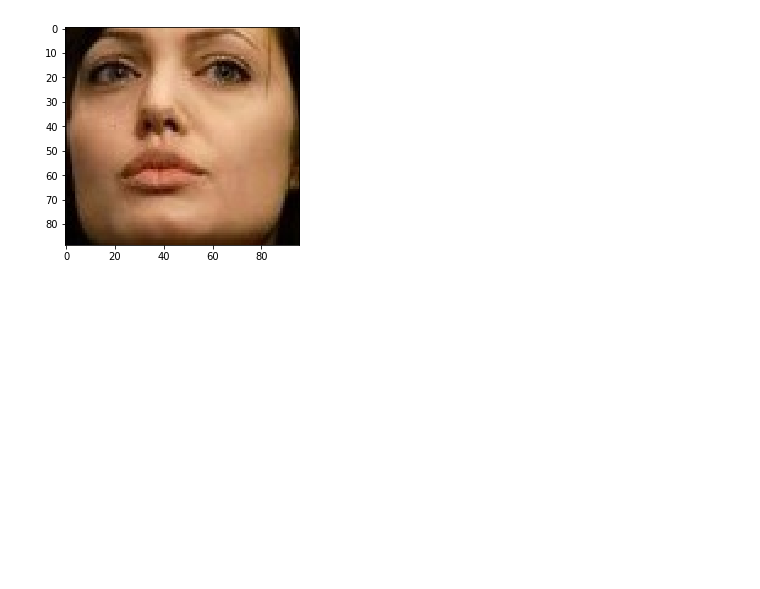
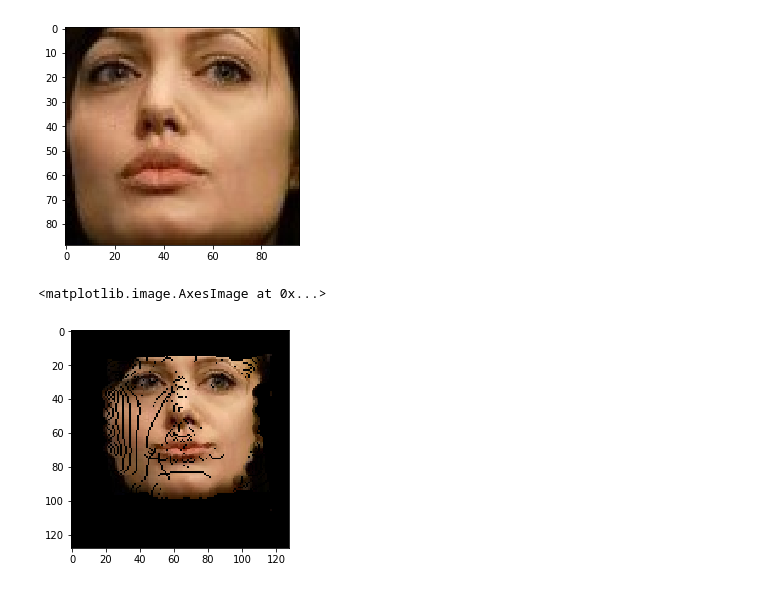
Before and after one commit to corganhejijun/MachineLearning, a Jupyter notebook: Face_Generate/Mark face with point.ipynb, the cells around one changed output. Drawn from its saved outputs; the diff is of its cells as text; code cells hidden in the pictures; blank space fills up the shorter version.

Commit message:
fill image into 128 x 128

```diff
--- a/Face_Generate/Mark face with point.ipynb
+++ b/Face_Generate/Mark face with point.ipynb
@@ -197,5 +197,14 @@ plt.imshow(cropImg)
 # %% [output]
 <matplotlib.image.AxesImage at 0x...>
 [figure]
+# %%
+fullsizeImg = numpy.zeros((128, 128, 3))
+left = (128 - deformedImage.shape[0])/2
+top = (128 - deformedImage.shape[1])/2
+fullsizeImg[top:deformedImage.shape[0]+top, left:deformedImage.shape[1]+left, :] = deformedImage
+plt.imshow(fullsizeImg.astype('uint8'))
+# %% [output]
+<matplotlib.image.AxesImage at 0x...>
+[figure, added]
 # %%
 from PIL import Image
```
Also changed, not shown: parts of 1 cell of this notebook.
